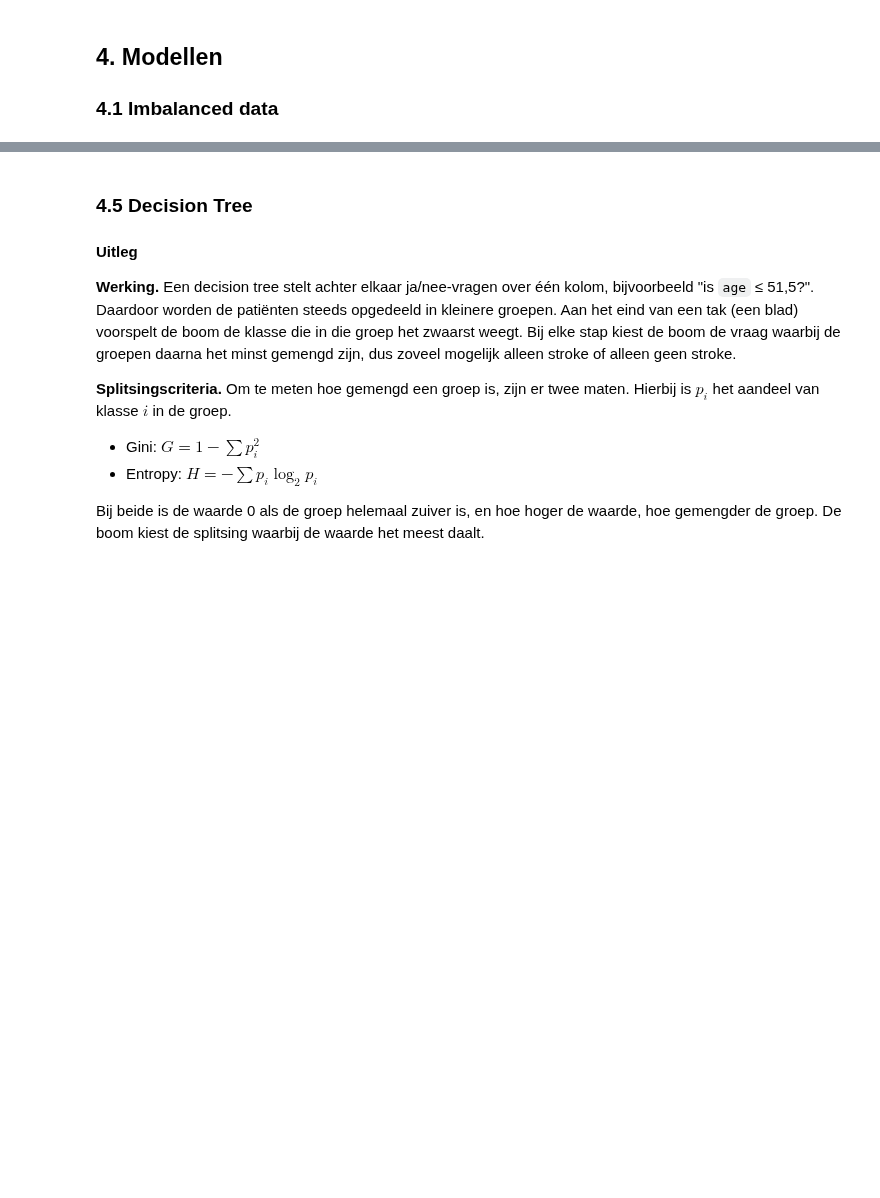
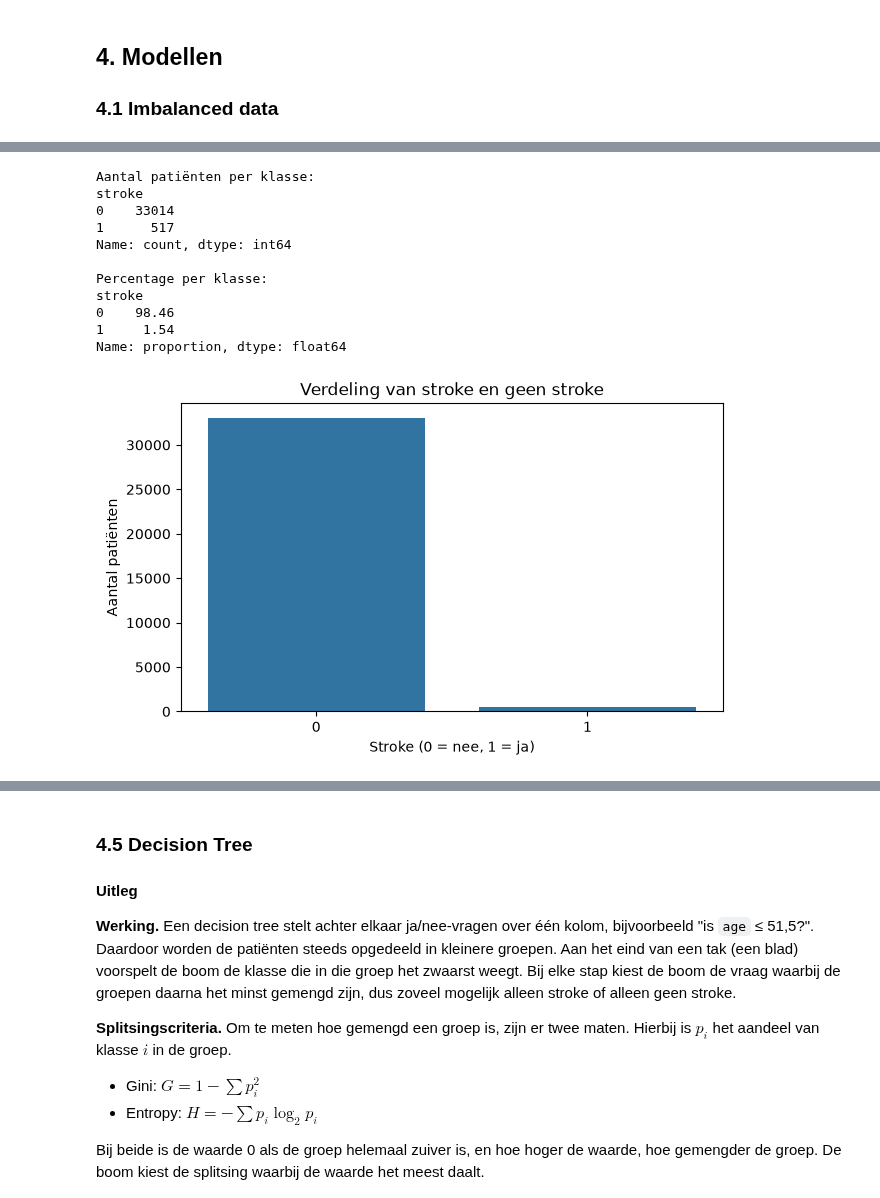
Before and after one commit to rabpie/26-27-Machine-Learning-groep-6, a Jupyter notebook: ML-Voorspel herseninfarct.ipynb, the cells around one changed output, grey strips where cells are left out. Cells and saved outputs as stored; diff of their text form; code cells hidden in the pictures; blank space fills up the shorter version.

```diff
--- a/ML-Voorspel herseninfarct.ipynb
+++ b/ML-Voorspel herseninfarct.ipynb
@@ -861 +905,35 @@ Hoewel de F1-score geschikt is voor deze competitie, is het voor een medische to
+# %%
+
+# Hier bekijken we de verdeling van wel en geen stroke
+class_counts = train_clean[TARGET].value_counts()
+class_percentages = (
+    train_clean[TARGET].value_counts(normalize=True) * 100
+)
+
+print("Aantal patiënten per klasse:")
+print(class_counts)
+
+print("\nPercentage per klasse:")
+print(class_percentages.round(2))
+
+# Visualiseer de verdeling van stroke en geen stroke
+plt.figure(figsize=(7, 4))
+sns.countplot(data=train_clean, x=TARGET)
+plt.title("Verdeling van stroke en geen stroke")
+plt.xlabel("Stroke (0 = nee, 1 = ja)")
+plt.ylabel("Aantal patiënten")
+plt.show()
+# %% [output]
+Aantal patiënten per klasse:
+stroke
+0    33014
+1      517
+Name: count, dtype: int64
+
+Percentage per klasse:
+stroke
+0    98.46
+1     1.54
+Name: proportion, dtype: float64
+[figure, added]
 # %% [markdown]
```
Also changed, not shown: parts of 11 cells of this notebook.
